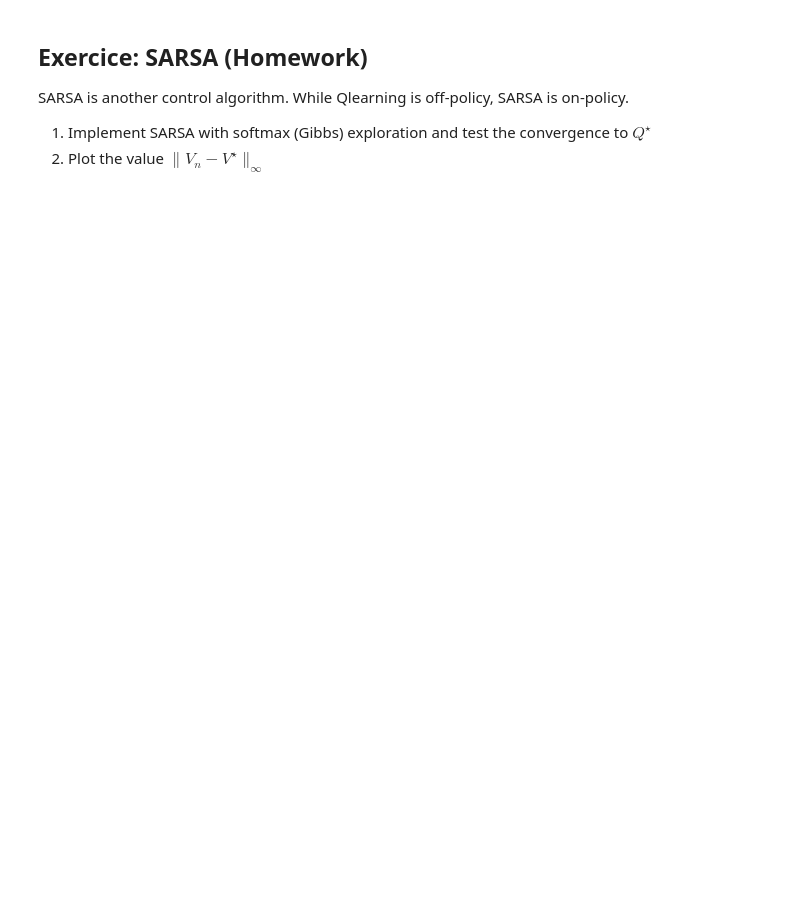
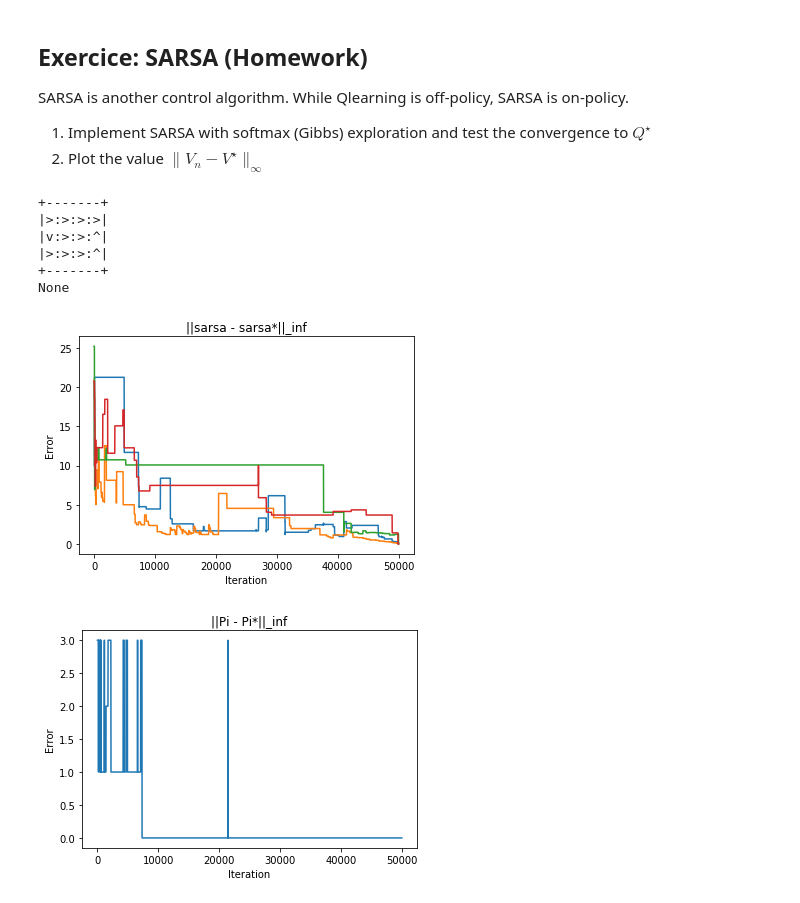
Before and after one commit to Kabongosalomon/Introduction-RL, a Jupyter notebook: Session 01/AIMS_2020_Exercice.ipynb, the cells around one changed output. Drawn from its saved outputs; the diff is of its cells as text; code cells hidden in the pictures; blank space fills up the shorter version.

```diff
--- a/Session 01/AIMS_2020_Exercice.ipynb
+++ b/Session 01/AIMS_2020_Exercice.ipynb
@@ -634,13 +753,13 @@ state = env.reset()
 for t in range(max_steps):
 
   # Sample the action
-  ...
+  action = q_learning.sample_action(state, greedy=False)
 
   # Sample the environment
-  ...
+  next_state, reward, done, _ = env.step(action)
 
   # Update q-function
-  ...
+  q_learning.update(state=state, action=action, next_state=next_state, reward=reward, done=done)
 
   # Store information
   r_all.append(reward)
@@ -708,0 +886,48 @@ sarsa = SARSA(env, gamma=env.gamma, learning_rate=1., epsilon=1.)
+# %%
+sarsa = SARSA(env, gamma=env.gamma, learning_rate=1., epsilon=1.)
+
+# Define storage and variable
+q_all = []
+r_all = []
+pi_all = []
+max_steps = int(5e4)
+
+
+# main algorithmic loop
+state = env.reset()
+for t in range(max_steps):
+
+  # Sample the action
+  action = sarsa.sample_action(state)
+
+  # Sample the environment
+  next_state, reward, done, info = env.step(action)
+  next_action = sarsa.sample_action(next_state)
+
+  # Update q-function
+  sarsa.update(state, action, next_state, next_action, reward)
+
+  # Store information
+  r_all.append(reward)
+  q_all.append(sarsa.Q.copy())
+  pi_all.append(sarsa.Q.argmax(axis=1))
+
+  state = next_state
+  if done:
+    state = env.reset()
+
+dpi = sarsa.Q.argmax(axis=1)
+print(env.render_policy(dpi))
+# %% [output]
++-------+
+|>:>:>:>|
+|v:>:>:^|
+|>:>:>:^|
++-------+
+None
+# %%
+plot_infnorm(q_all, sarsa.Q, name="sarsa")
+plot_infnorm(pi_all, dpi, name="Pi")
+# %% [output]
+[figure, added]
+[figure, added]
```
Also changed, not shown: parts of 18 cells of this notebook.
